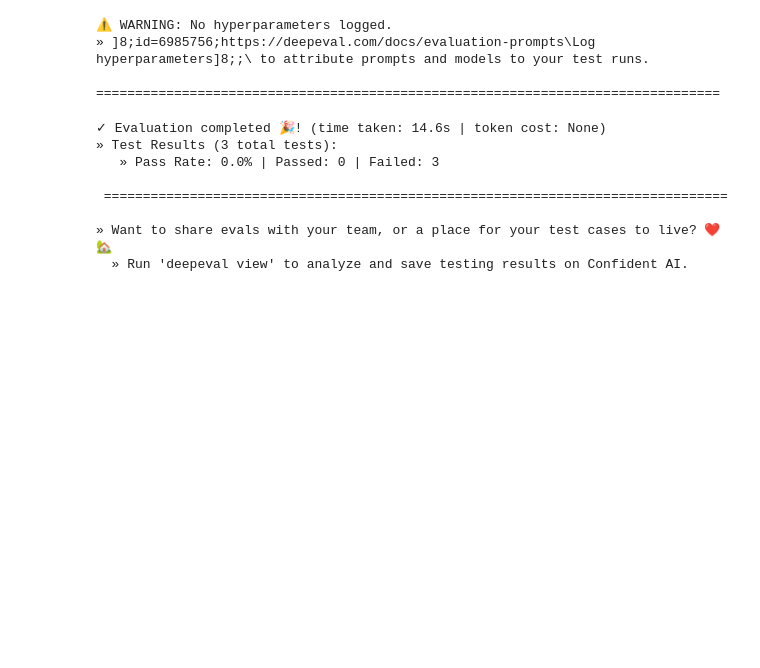
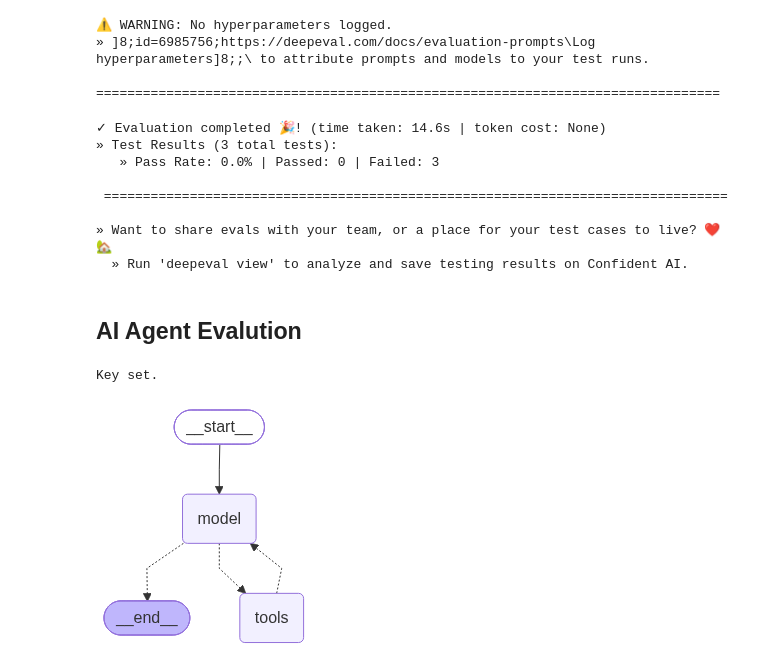
Before and after one commit to MustafaKocamann/DeepEval-Evaluation, a Jupyter notebook: note.ipynb, the cells around one changed output. Saved outputs shown, nothing was run; the diff lists cells and outputs as text; code cells hidden in the pictures; blank space fills up the shorter version.

Commit message:
agent eval completed

```diff
--- a/note.ipynb
+++ b/note.ipynb
@@ -483,3 +483,64 @@ strict=False, async_mode=True)...
 
 » Want to share evals with your team, or a place for your test cases to live? ❤️ 🏡
   » Run 'deepeval view' to analyze and save testing results on Confident AI.
+# %% [markdown]
+## AI Agent Evalution
+# %%
+import os, getpass
+
+os.environ.setdefault("DEEPEVAL_TELEMETRY_OPT_OUT", "YES")
+
+if not os.environ.get("GROQ_API_KEY"):
+    os.environ["GROQ_API_KEY"] = getpass.getpass("Enter your GROQ_API_KEY: ")
+
+if not os.environ.get("CONFIDENT_API_KEY"):
+    os.environ["CONFIDENT_API_KEY"] = getpass.getpass("Enter your CONFIDENT_API_KEY: ")
+
+print("Key set.")
+# %% [output]
+Key set.
+# %%
+import random
+
+from langchain_core.tools import tool
+
+from deepeval.tracing import observe
+
+@tool
+@observe(type="tool")
+def search_docs(query: str) -> str:
+    """Search internal documentation for a concept or policy."""
+    return f"Docs result for '{query}': found a section with a definition and a short example."
+
+@tool
+@observe(type="tool")
+def run_code(code: str) -> str:
+    """Execute a Python snippet in a sandbox and return its stdout."""
+    if "2**10" in code:
+        return "Executed in a sandbox. stdout: 1024"
+    return "Executed in a sandbox. stdout: (result)"
+
+@tool
+@observe(type="tool")
+def escalate_to_human(reason: str) -> str:
+    """Escalate the issue to a human engineer."""
+    return f"Escalated to a human engineer. Ticket AI-{random.randint(1000, 9999)}. Reason: {reason}"
+
+
+TOOLS = [search_docs, run_code, escalate_to_human]
+# %%
+from langchain.agents import create_agent
+from langchain_groq import ChatGroq
+
+AGENT_SYSTEM = (
+    "You are a GenAI developer assistant. Use the available tools to fulfil the user's request. "
+    "Call the tool(s) that actually accomplish the task -- do not guess something you can look up "
+    "or run."
+)
+
+llm = ChatGroq(model="openai/gpt-oss-120b", api_key=os.environ["GROQ_API_KEY"], temperature=0)
+agent = create_agent(llm, tools=TOOLS, system_prompt=AGENT_SYSTEM)
+# %%
+agent
+# %% [output]
+[figure, added]
```
Also changed, not shown: parts of 6 cells of this notebook, 1 other file.
